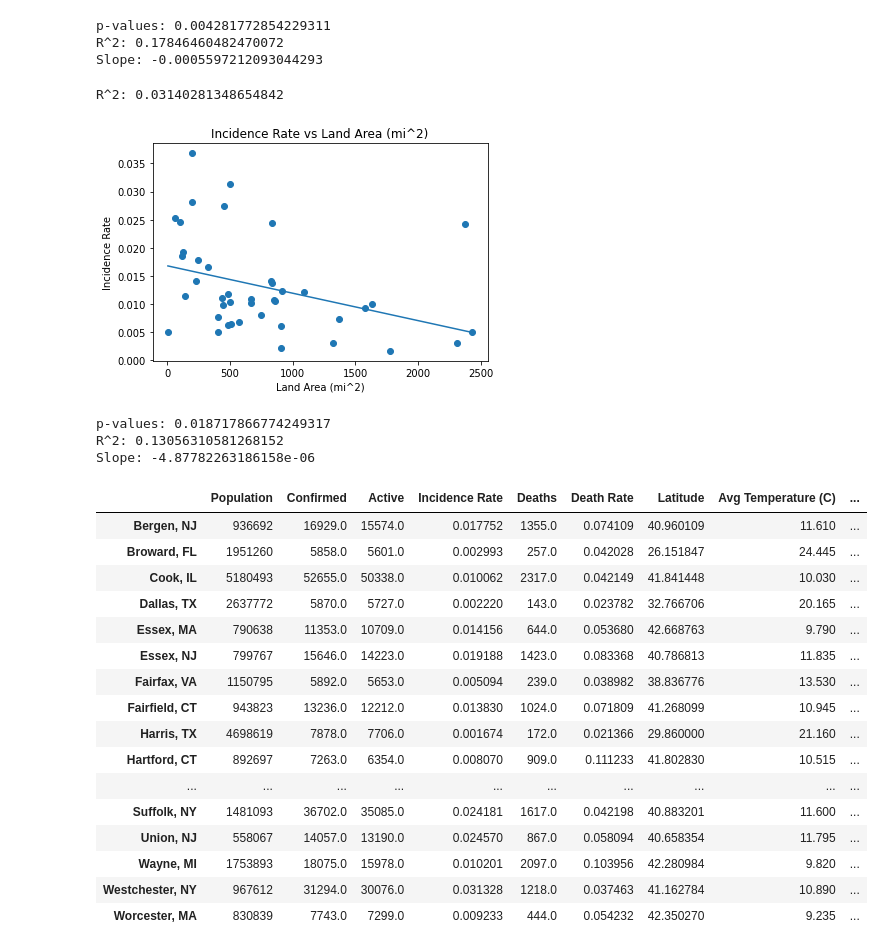
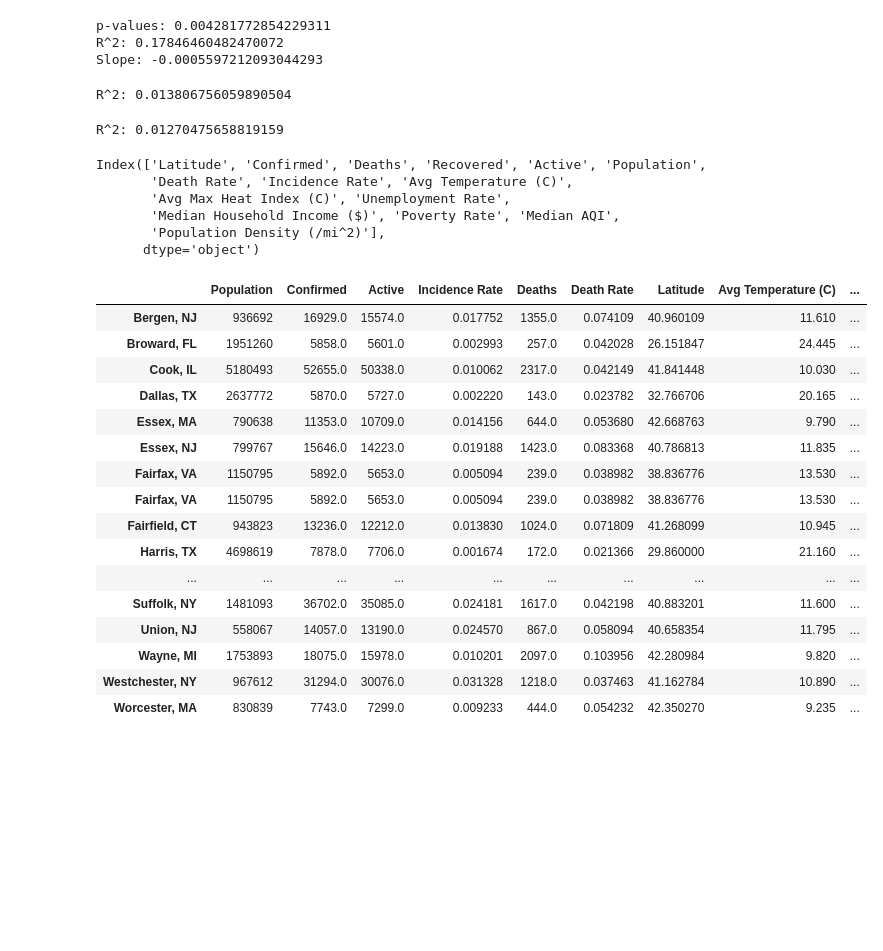
Before and after one commit to amkrutsinger/covid19finalproject, a Jupyter notebook: regression/regression.ipynb, the cells around one changed output. Cells and saved outputs as stored; diff of their text form; code cells hidden in the pictures; blank space fills up the shorter version.

```diff
--- a/regression/regression.ipynb
+++ b/regression/regression.ipynb
@@ -249,7 +249,7 @@ total_deaths = raw['Deaths']
 total_pop = raw['Population']
 
 # Calculate death rate
-death_rate = cal_rate1(total_deaths, total_confirmed, 'Death Rate')
+death_rate = cal_rate(total_deaths, total_confirmed, 'Death Rate')
 death_rate
 
 # Calculate incidence rate
@@ -258,9 +258,6 @@ incidence_rate
 
 # # Calculate hospitalization rate
 # hosp_rate = cal_rate()
-
-# Calculate population density
-# pop_den = cal_rate(total_pop, area, 'Population Density')
 # %% [output]
 |  | Incidence Rate |
 | Bergen, NJ | 0.017752 |
@@ -384,10 +381,14 @@ inci_and_aqi = merge_data1(incidence_rate, pollution)
 inci_and_aqi
 
 # Population density
-death_and_popden = merge_data1(death_rate, )
+death_and_popden = merge_data1(death_rate, area)
+death_and_popden = death_and_popden.join(total_pop)
+death_and_popden['Population Density (/mi^2)'] = death_and_popden['Population'] / death_and_popden['Land Area (mi^2)']
 death_and_popden
 
 inci_and_popden = merge_data1(incidence_rate, area)
+inci_and_popden = inci_and_popden.join(total_pop)
+inci_and_popden['Population Density (/mi^2)'] = inci_and_popden['Population'] / inci_and_popden['Land Area (mi^2)']
 inci_and_popden
 # %% [output]
 We lost 1 counties in our merge
@@ -533,48 +534,55 @@ p-values: 0.004281772854229311
 R^2: 0.17846460482470072
 Slope: -0.0005597212093044293
 # %%
-lin_regress(death_and_area, 'Death Rate', 'Land Area (mi^2)', death_and_area['Land Area (mi^2)'].min(), death_and_area['Land Area (mi^2)'].max())
+lin_regress(death_and_popden, 'Death Rate', 'Population Density (/mi^2)', death_and_popden['Population Density (/mi^2)'].min(), death_and_popden['Population Density (/mi^2)'].max())
 # %% [output]
-R^2: 0.03140281348654842
+R^2: 0.013806756059890504
-# %%
-inci_and_area.drop(inci_and_area[inci_and_area['Land Area (mi^2)'] > 4000].index, inplace=True)
-lin_regress(inci_and_area, 'Incidence Rate', 'Land Area (mi^2)', inci_and_area['Land Area (mi^2)'].min(), inci_and_area['Land Area (mi^2)'].max())
-# %% [output]
-[figure, removed]
-p-values: 0.018717866774249317
-R^2: 0.13056310581268152
-Slope: -4.87782263186158e-06
+# %%
+lin_regress(inci_and_popden, 'Incidence Rate', 'Population Density (/mi^2)', inci_and_popden['Population Density (/mi^2)'].min(), inci_and_popden['Population Density (/mi^2)'].max())
+# %% [output]
+R^2: 0.01270475658819159
 # %%
 # Clean up data
+unemploy1.rename(columns={'Unemployment_rate_2018':'Unemployment Rate'},inplace=True)
+
 unemploy2.rename(columns={'Median_Household_Income_2018':'Median Household Income ($)'},inplace=True)
 unemploy2['Median Household Income ($)'] = unemploy2['Median Household Income ($)'].apply(update_income)
 
+popden = death_and_popden['Population Density (/mi^2)']
+
 # Export large data frame to csv
 result = raw
-for i in [death_rate, incidence_rate, temp, heat_index, unemploy2, poverty, pollution]:
+for i in [death_rate, incidence_rate, temp, heat_index, unemploy1, unemploy2, poverty, pollution, popden]:
     result = result.join(i)
 
 result.dropna(inplace=True)
+print(result.columns)
 
 result = result[['Population', 'Confirmed', 'Active', 'Incidence Rate', 'Deaths', 'Death Rate', 'Latitude',
-                'Avg Temperature (C)', 'Avg Max Heat Index (C)', 'Median Household Income ($)', 'Poverty Rate',
-                'Median AQI']]
+                'Avg Temperature (C)', 'Avg Max Heat Index (C)', 'Median Household Income ($)',
+                'Unemployment Rate', 'Poverty Rate', 'Median AQI', 'Population Density (/mi^2)']]
 
 result.to_csv('data_frame.csv', header=True)
 
 result
 # %% [output]
+Index(['Latitude', 'Confirmed', 'Deaths', 'Recovered', 'Active', 'Population',
+       'Death Rate', 'Incidence Rate', 'Avg Temperature (C)',
+       'Avg Max Heat Index (C)', 'Unemployment Rate',
+       'Median Household Income ($)', 'Poverty Rate', 'Median AQI',
+       'Population Density (/mi^2)'],
+      dtype='object')
 |  | Population | Confirmed | Active | Incidence Rate | Deaths | Death Rate | Latitude | Avg Temperature (C) | ... |
 | Bergen, NJ | 936692 | 16929.0 | 15574.0 | 0.017752 | 1355.0 | 0.074109 | 40.960109 | 11.610 | ... |
 | Broward, FL | 1951260 | 5858.0 | 5601.0 | 0.002993 | 257.0 | 0.042028 | 26.151847 | 24.445 | ... |
 | Cook, IL | 5180493 | 52655.0 | 50338.0 | 0.010062 | 2317.0 | 0.042149 | 41.841448 | 10.030 | ... |
 | Dallas, TX | 2637772 | 5870.0 | 5727.0 | 0.002220 | 143.0 | 0.023782 | 32.766706 | 20.165 | ... |
 | Essex, MA | 790638 | 11353.0 | 10709.0 | 0.014156 | 644.0 | 0.053680 | 42.668763 | 9.790 | ... |
 | Essex, NJ | 799767 | 15646.0 | 14223.0 | 0.019188 | 1423.0 | 0.083368 | 40.786813 | 11.835 | ... |
 | Fairfax, VA | 1150795 | 5892.0 | 5653.0 | 0.005094 | 239.0 | 0.038982 | 38.836776 | 13.530 | ... |
+| Fairfax, VA | 1150795 | 5892.0 | 5653.0 | 0.005094 | 239.0 | 0.038982 | 38.836776 | 13.530 | ... |
 | Fairfield, CT | 943823 | 13236.0 | 12212.0 | 0.013830 | 1024.0 | 0.071809 | 41.268099 | 10.945 | ... |
 | Harris, TX | 4698619 | 7878.0 | 7706.0 | 0.001674 | 172.0 | 0.021366 | 29.860000 | 21.160 | ... |
-| Hartford, CT | 892697 | 7263.0 | 6354.0 | 0.008070 | 909.0 | 0.111233 | 41.802830 | 10.515 | ... |
 | ... | ... | ... | ... | ... | ... | ... | ... | ... | ... |
 | Suffolk, NY | 1481093 | 36702.0 | 35085.0 | 0.024181 | 1617.0 | 0.042198 | 40.883201 | 11.600 | ... |
 | Union, NJ | 558067 | 14057.0 | 13190.0 | 0.024570 | 867.0 | 0.058094 | 40.658354 | 11.795 | ... |
```
Also changed, not shown: parts of 1 cell of this notebook, 1 other file.
